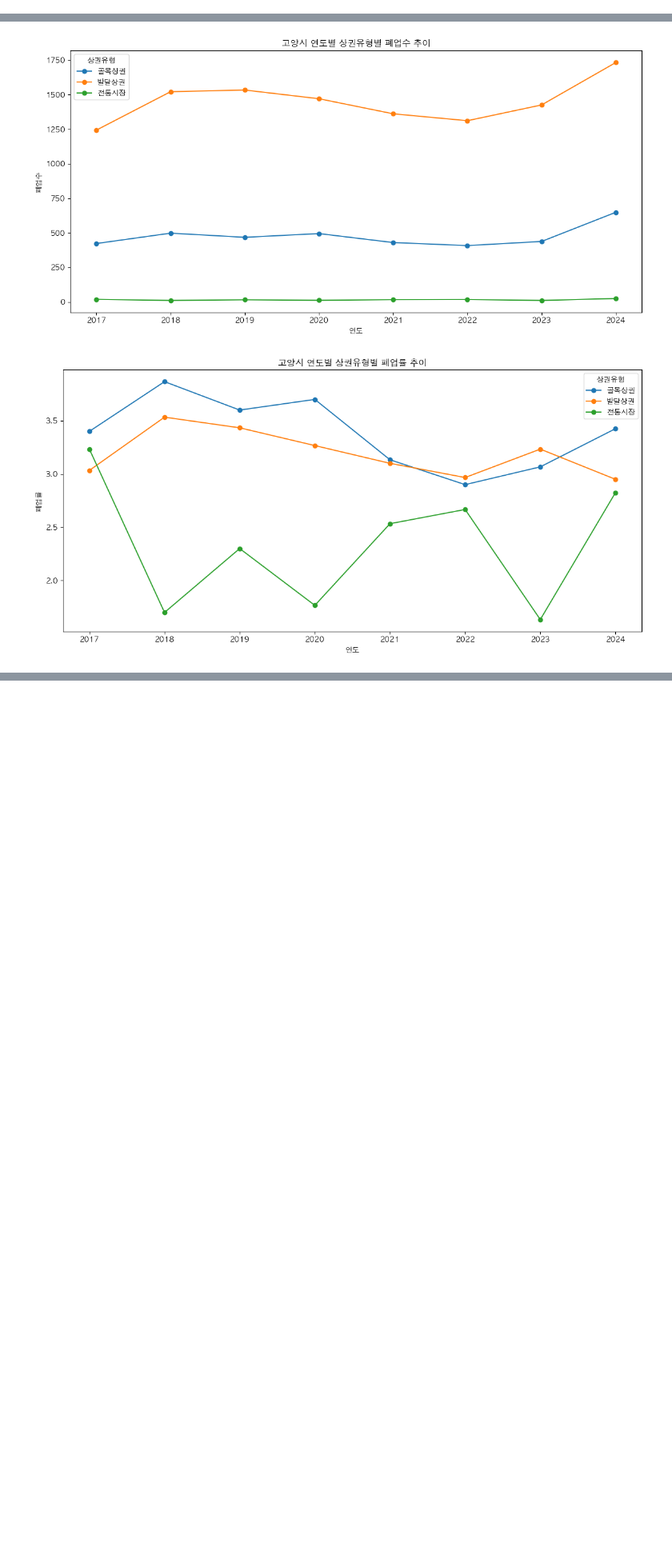
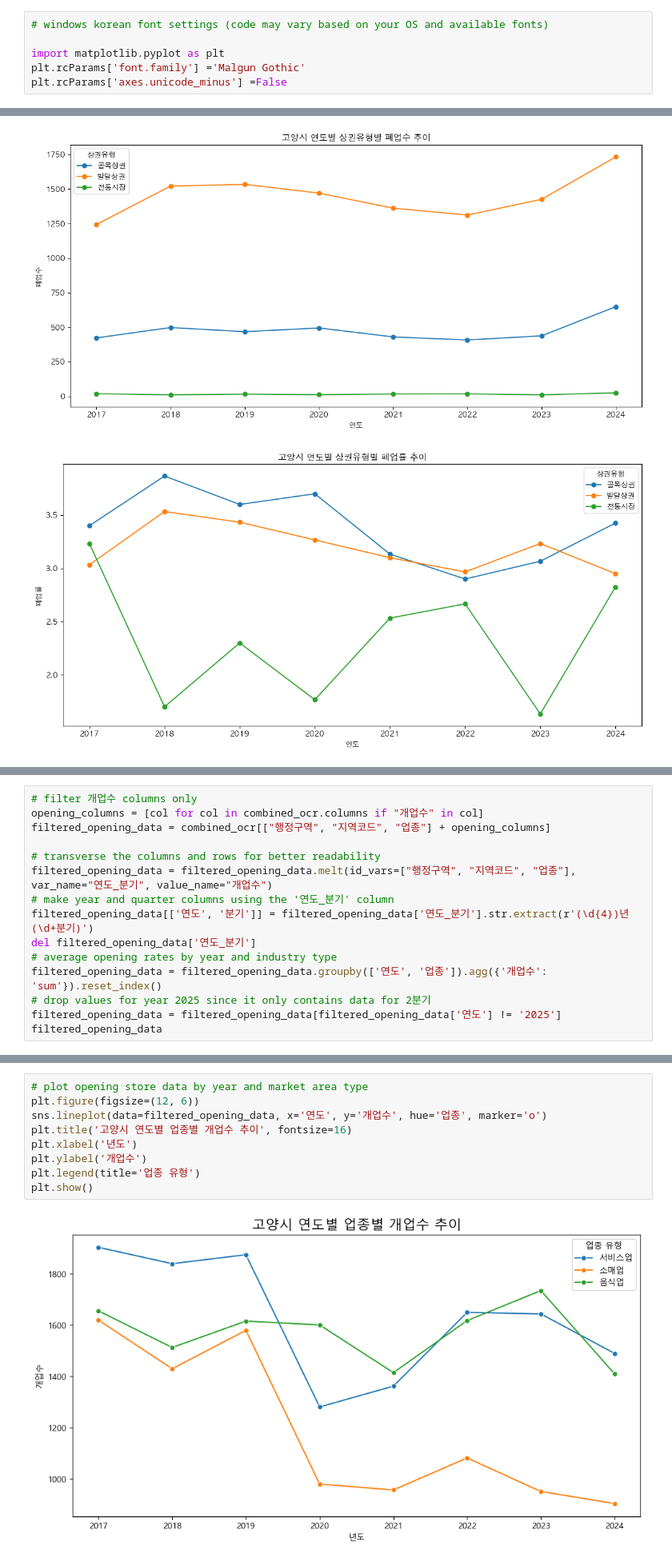
Before and after one commit to gisyun/Goyang_TradeAreaAnalysis, a Jupyter notebook: OCRateAnalysis.ipynb, the cells around one changed output, grey strips where cells are left out. Shown at 80% size. Cells and saved outputs as stored; diff of their text form; blank space fills up the shorter version.

Commit message:
= 업종별 분석 추가; 서비스업, 소매업, 음식업 - Analysis by Service Type added; service, retail, food

```diff
--- a/OCRateAnalysis.ipynb
+++ b/OCRateAnalysis.ipynb
@@ -12,6 +14,12 @@ import matplotlib.pyplot as plt
 from matplotlib import rc
 rc('font', family='AppleGothic')
 plt.rcParams['axes.unicode_minus'] = False
+# %%
+# windows korean font settings (code may vary based on your OS and available fonts)
+
+import matplotlib.pyplot as plt
+plt.rcParams['font.family'] ='Malgun Gothic'
+plt.rcParams['axes.unicode_minus'] =False
 # %% [markdown]
 # Trade Area Analysis
 # %% [markdown]
@@ -524,0 +637,15 @@ trad_wide    = pipe._merged_by_category["전통시장"]
+# %%
+# filter 개업수 columns only
+opening_columns = [col for col in combined_ocr.columns if "개업수" in col]
+filtered_opening_data = combined_ocr[["행정구역", "지역코드", "업종"] + opening_columns]
+
+# transverse the columns and rows for better readability
+filtered_opening_data = filtered_opening_data.melt(id_vars=["행정구역", "지역코드", "업종"], var_name="연도_분기", value_name="개업수")
+# make year and quarter columns using the '연도_분기' column
+filtered_opening_data[['연도', '분기']] = filtered_opening_data['연도_분기'].str.extract(r'(\d{4})년(\d+분기)')
+del filtered_opening_data['연도_분기']
+# average opening rates by year and industry type
+filtered_opening_data = filtered_opening_data.groupby(['연도', '업종']).agg({'개업수': 'sum'}).reset_index()
+# drop values for year 2025 since it only contains data for 2분기
+filtered_opening_data = filtered_opening_data[filtered_opening_data['연도'] != '2025']
+filtered_opening_data
@@ -524,0 +670,11 @@ trad_wide    = pipe._merged_by_category["전통시장"]
+# %%
+# plot opening store data by year and market area type
+plt.figure(figsize=(12, 6))
+sns.lineplot(data=filtered_opening_data, x='연도', y='개업수', hue='업종', marker='o')
+plt.title('고양시 연도별 업종별 개업수 추이', fontsize=16)
+plt.xlabel('년도')
+plt.ylabel('개업수')
+plt.legend(title='업종 유형')
+plt.show()
+# %% [output]
+[figure, added]
```
Also changed, not shown: parts of 12 cells of this notebook.
